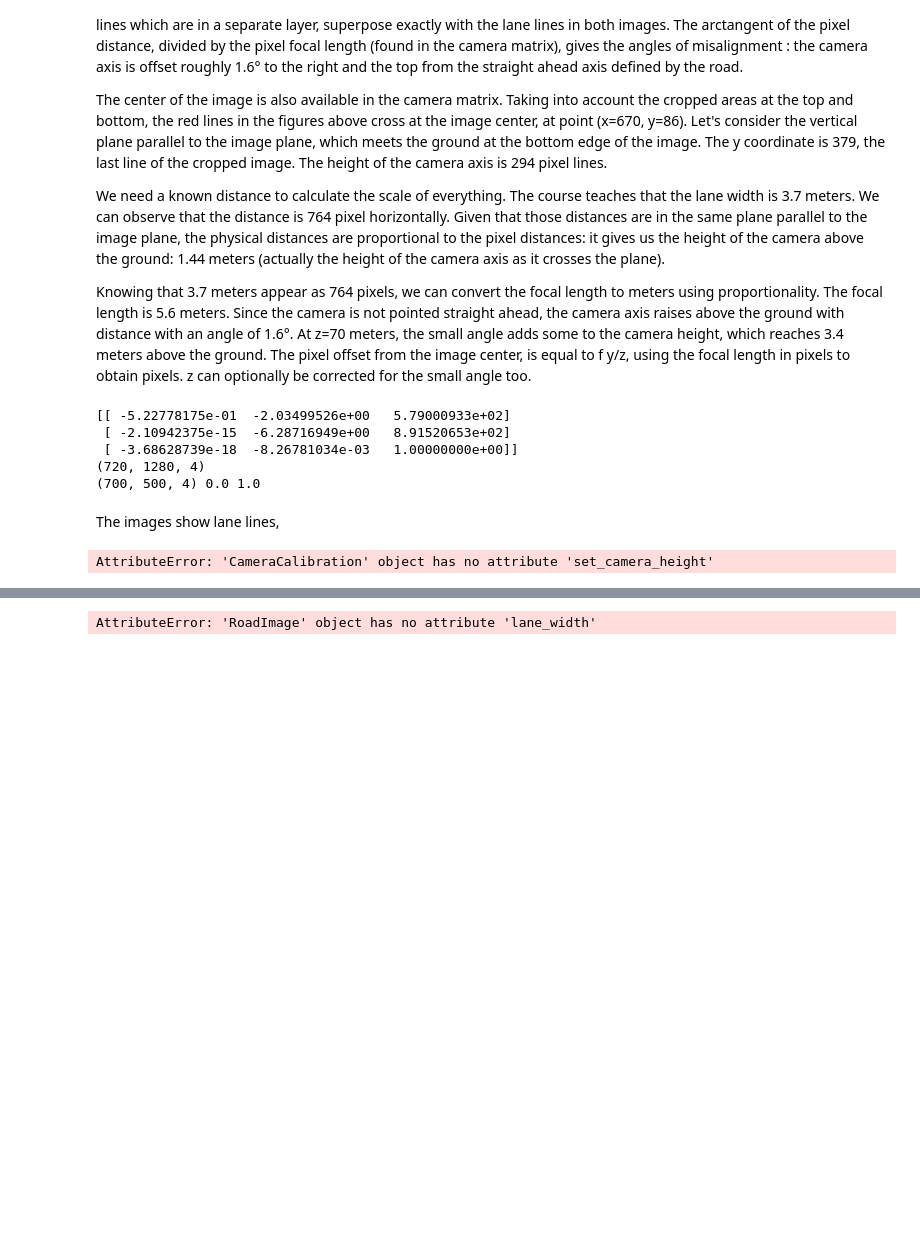
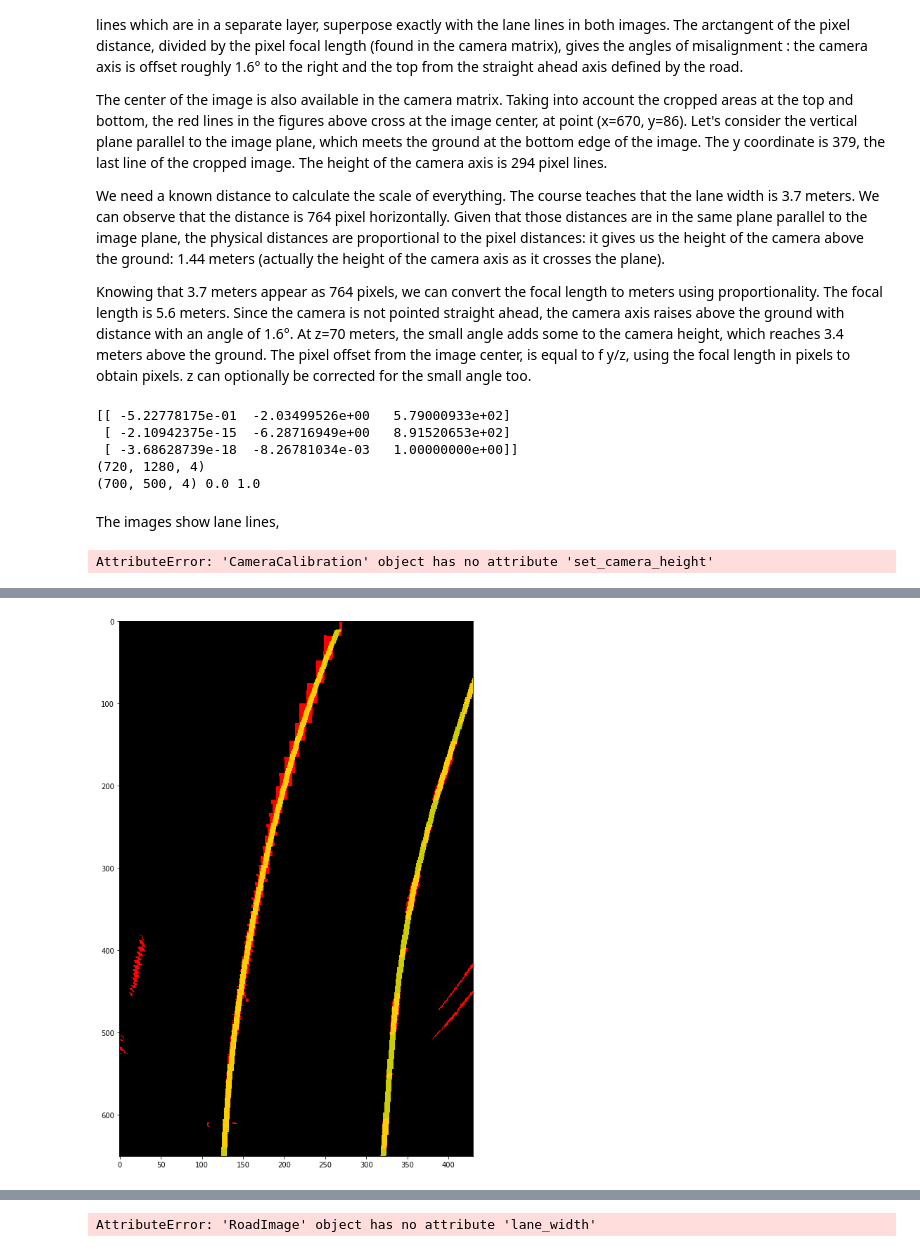
Before and after one commit to lepeuvedic/CarND-Advanced-Lane-Lines, a Jupyter notebook: code.ipynb, the cells around one changed output, grey strips where cells are left out. Drawn from its saved outputs; the diff is of its cells as text; code cells hidden in the pictures; blank space fills up the shorter version.

```diff
--- a/code.ipynb
+++ b/code.ipynb
@@ -285 +306,47 @@ image size: (430, 651)
+# %%
+
+def plotweight(img, key, origin, scale, x0, z0):
+    w,h = img.get_size()
+    ox,oy = origin
+    sx,sy = scale
+    for y in range(h):
+        x=(oy-y)*sy
+        yref = img.lines.eval(key,z=x)
+        xx = np.arange(w)
+        yy = np.ones_like(xx)*y
+        weights = weight(y=(xx-ox)*sx-yref,x=(oy-yy)*sy,x0=x0,z0=z0)
+        img[y,:,0] = np.maximum(img[y,:,0], weights)
+
+import matplotlib.pyplot as plt
+%matplotlib inline
+from functools import partial
+
+image = RoadImage(filename='test_images/input0001.jpg')
+#process_image.state=None
+image = process_image(image)
+orig = process_image.state.origin
+scal = process_image.state.scale
+image=image.to_float()
+draw = partial(image.lines.draw, image=image, origin=orig, scale=scal)
+# Draw weights map
+#plotweight(image,('right', 'stage0'), origin=orig,scale=scal,x0=3,z0=10)
+#plotweight(image,('right', 'stage1'), origin=orig,scale=scal,x0=1,z0=20)
+#plotweight(image,('right', 'stage2'), origin=orig,scale=scal,x0=0.5,z0=30)
+#plotweight(image,('right', 'stage3'), origin=orig,scale=scal,x0=0.2,z0=1000)
+# Draw curves
+#draw(('left', 'stage1'),  color=[0,255,0,128],  width=0.05)
+#draw(('left', 'stage2'),  color=[128,255,0,128],width=0.05)
+#draw(('left', 'stage3'),  color=[128,255,0,128],width=0.05)
+draw(('left', 'current'), color=[255,255,0,128])
+
+#draw(('right','stage0'),  color=[0,192,64,128], width=0.05)
+#draw(('right','stage1'),  color=[0,255,0,128], width=0.05)
+#draw(('right','stage2'),  color=[128,255,0,128], width=0.05)
+#draw(('right', 'stage3'),  color=[128,255,0,128],width=0.05)
+draw(('right','current'), color=[255,255,0,128])
+
+f, ax1 = plt.subplots(1,1, figsize=(20,14))
+image.show(ax1)
+# %% [output]
+[figure, added]
 # %%
```
Also changed, not shown: parts of 4 cells of this notebook.
